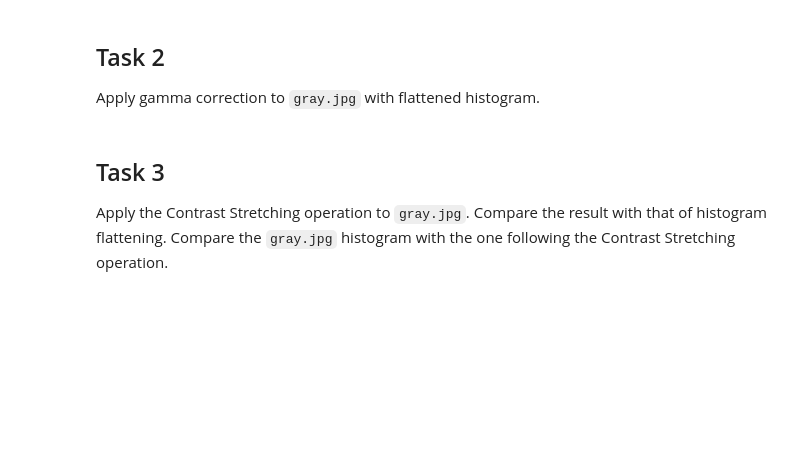
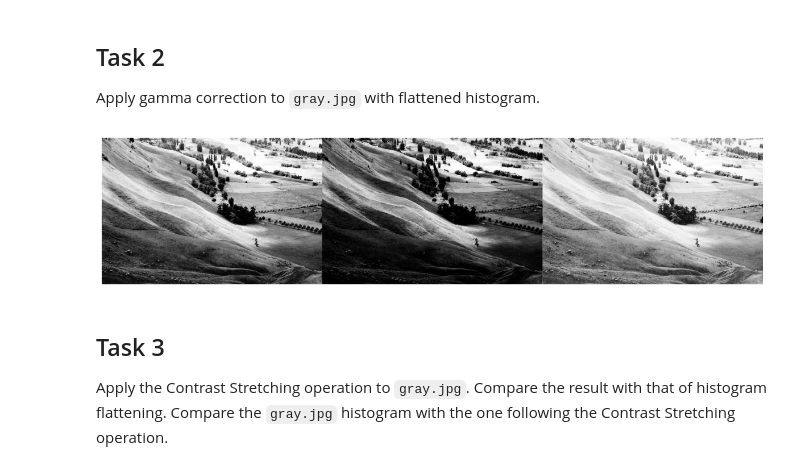
Before and after one commit to SimeonHristov99/image_preprocessing, a Jupyter notebook: 02_spatial_transformations.ipynb, the cells around one changed output. Saved outputs shown, nothing was run; the diff lists cells and outputs as text; code cells hidden in the pictures; blank space fills up the shorter version.

```diff
--- a/02_spatial_transformations.ipynb
+++ b/02_spatial_transformations.ipynb
@@ -8,6 +42,26 @@ Apply the negative spatial operation to `gray.jpg`. Apply the same operation on
 ## Task 2
 
 Apply gamma correction to `gray.jpg` with flattened histogram.
+# %%
+gray_eq = cv2.imread('./assets/gray_equalized.jpg', cv2.IMREAD_GRAYSCALE)
+
+c = PIXELS_CNT - 1
+r = gray_eq / (PIXELS_CNT - 1) # scaling the input image between 0 and 1
+y = 2
+s = c * np.power(r, y)
+gamma_2 = s.astype(np.uint8)
+
+y = 0.5
+s = c * np.power(r, y)
+gamma_0_5 = s.astype(np.uint8)
+
+both = np.concatenate((gray_eq, gamma_2, gamma_0_5), axis=1)
+
+plt.figure(figsize=(15, 13))
+plt.axis('off')
+plt.imshow(both, 'gray');
+# %% [output]
+[figure, added]
 # %% [markdown]
 ## Task 3
 
```
Also changed, not shown: parts of 6 cells of this notebook.
